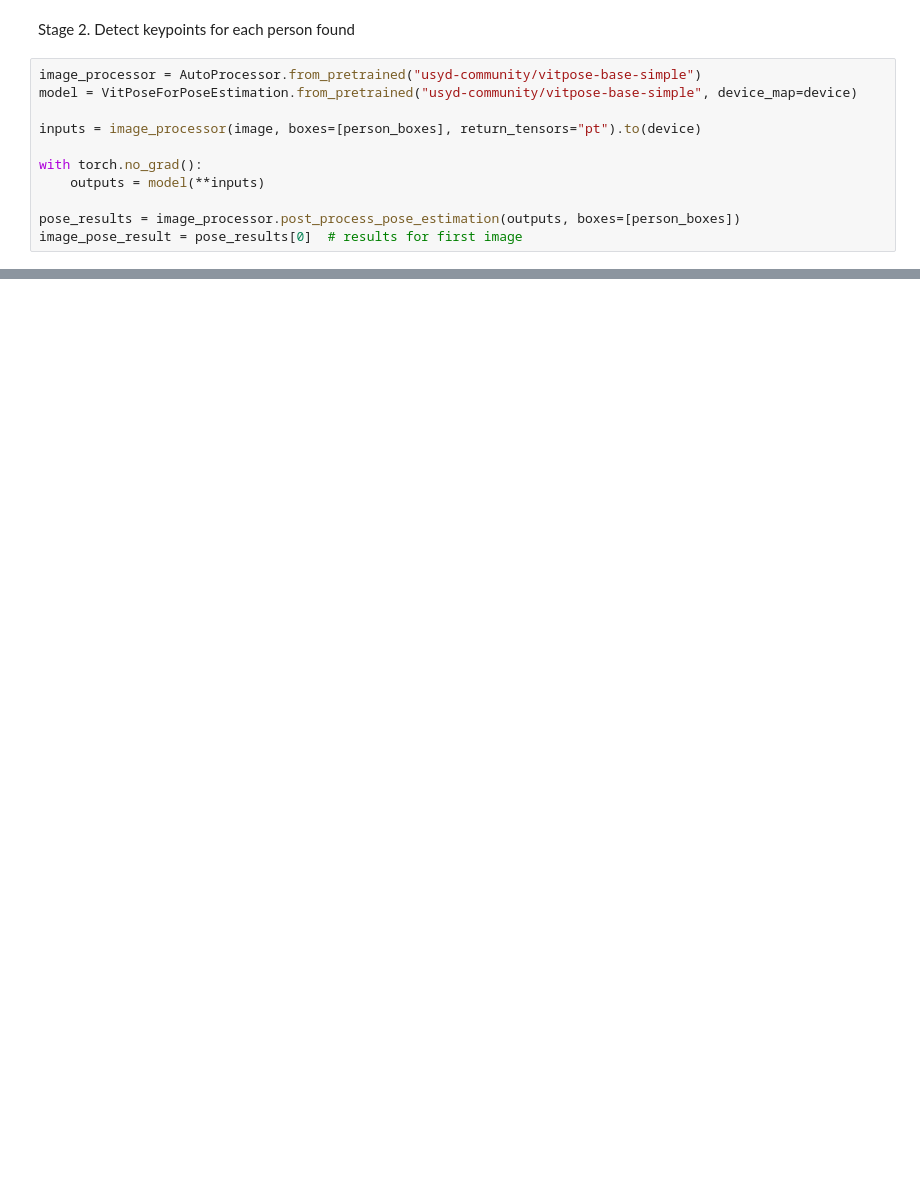
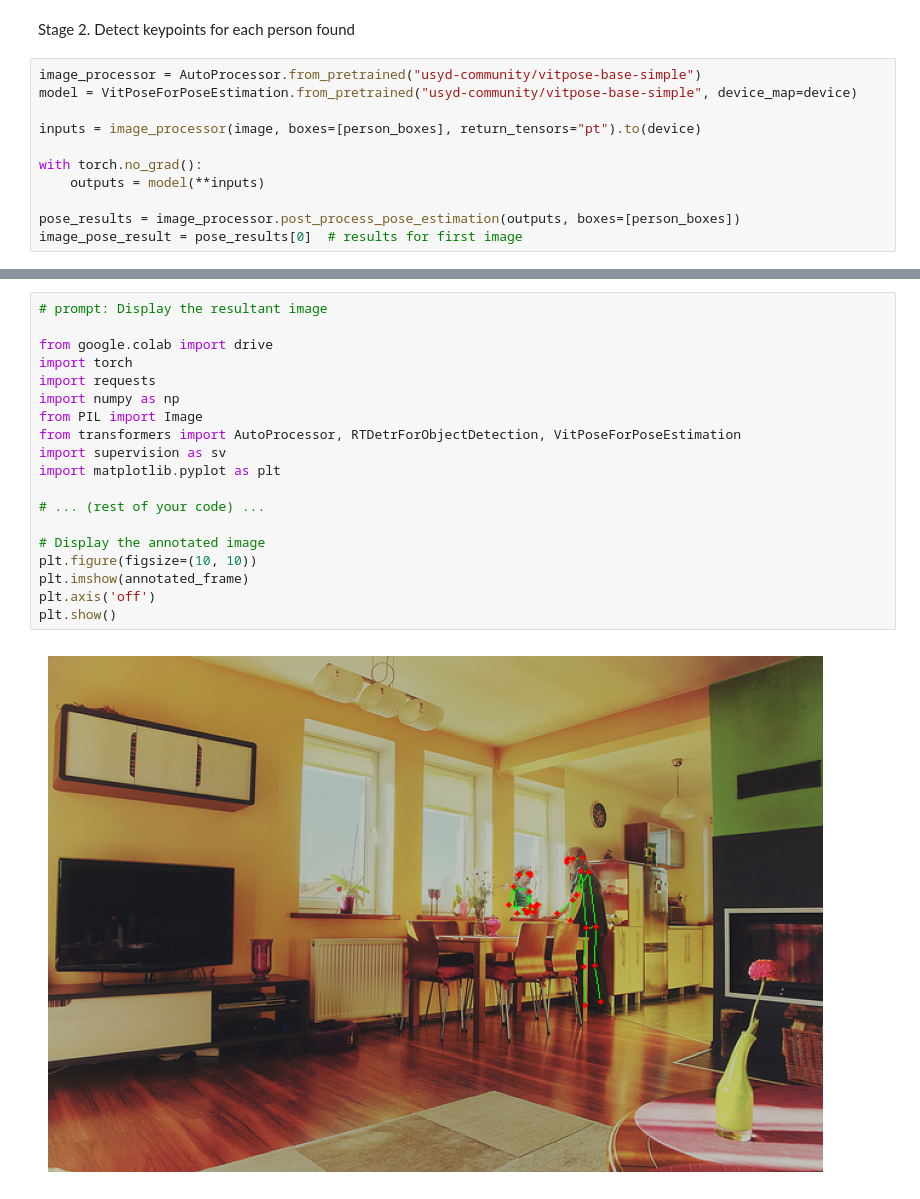
Before and after one commit to jiu-jitsu-auto-scoring/model, a Jupyter notebook: src/ViTPose_Image_Demo.ipynb, the cells around one changed output, grey strips where cells are left out. Saved outputs shown, nothing was run; the diff lists cells and outputs as text; blank space fills up the shorter version.

Commit message:
Added display resultant keypoints over input image - Mars

```diff
--- a/src/ViTPose_Image_Demo.ipynb
+++ b/src/ViTPose_Image_Demo.ipynb
@@ -109,0 +145,21 @@ ModuleNotFoundError: No module named 'supervision'
+# %%
+# prompt: Display the resultant image
+
+from google.colab import drive
+import torch
+import requests
+import numpy as np
+from PIL import Image
+from transformers import AutoProcessor, RTDetrForObjectDetection, VitPoseForPoseEstimation
+import supervision as sv
+import matplotlib.pyplot as plt
+
+# ... (rest of your code) ...
+
+# Display the annotated image
+plt.figure(figsize=(10, 10))
+plt.imshow(annotated_frame)
+plt.axis('off')
+plt.show()
+# %% [output]
+[figure, added]
```
Also changed, not shown: parts of 4 cells of this notebook.
